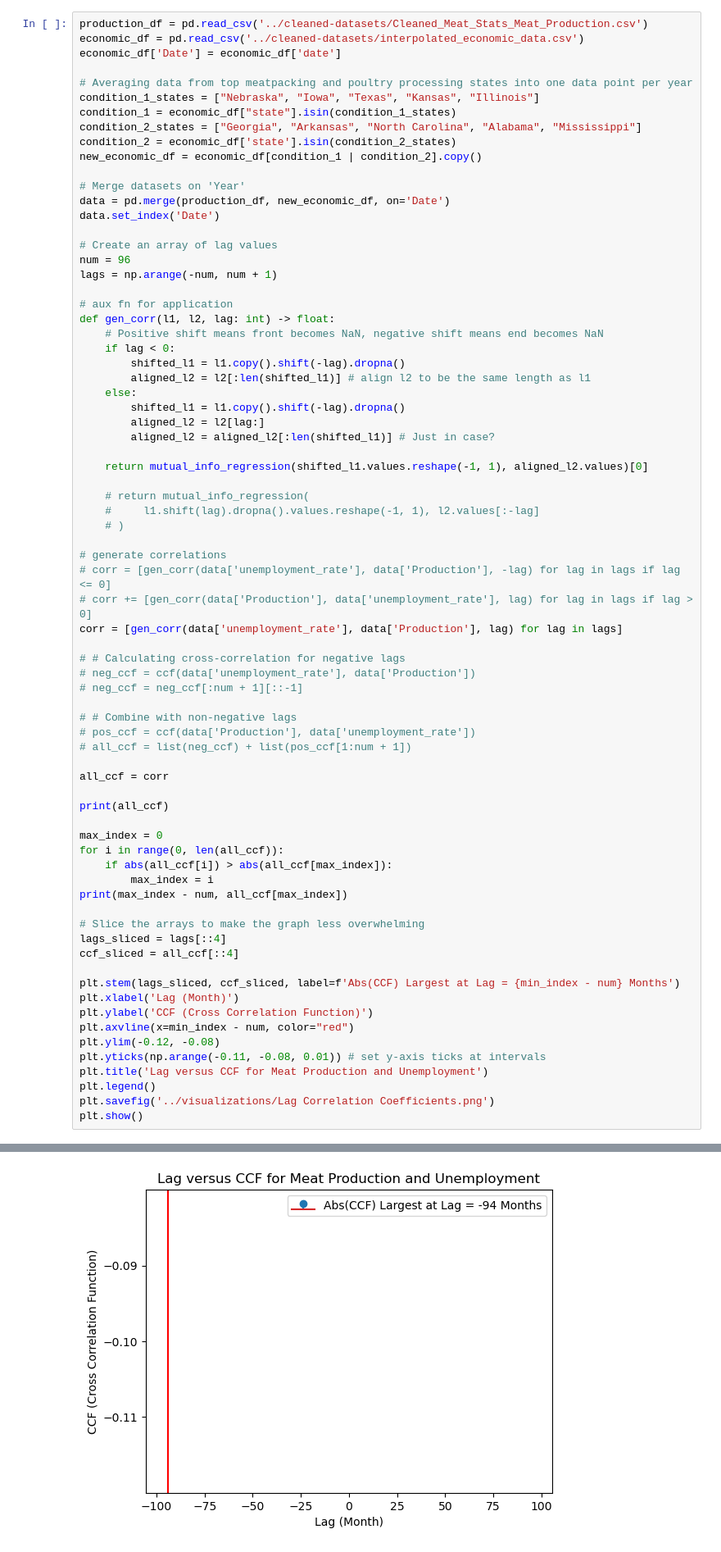
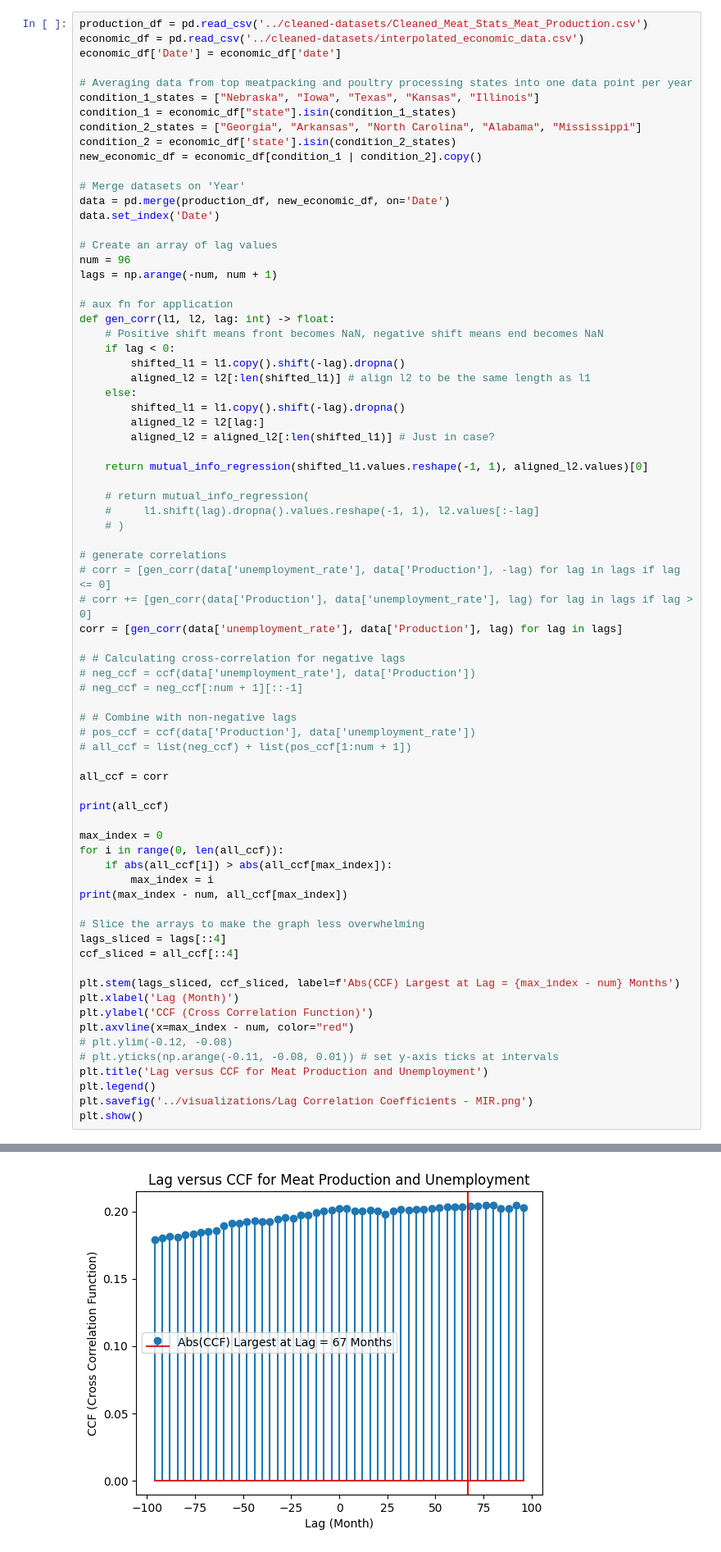
Before and after one commit to arjashok/2024-Summer-Datathon, a Jupyter notebook: src/Lag Analysis.ipynb, the cells around one changed output, grey strips where cells are left out. Shown: that part at 82% size. Drawn from its saved outputs; the diff is of its cells as text.

Commit message:
fixed lag analysis, now producing nice graph

```diff
--- a/src/Lag Analysis.ipynb
+++ b/src/Lag Analysis.ipynb
@@ -68,14 +68,14 @@ print(max_index - num, all_ccf[max_index])
 lags_sliced = lags[::4]
 ccf_sliced = all_ccf[::4]
 
-plt.stem(lags_sliced, ccf_sliced, label=f'Abs(CCF) Largest at Lag = {min_index - num} Months')
+plt.stem(lags_sliced, ccf_sliced, label=f'Abs(CCF) Largest at Lag = {max_index - num} Months')
 plt.xlabel('Lag (Month)')
 plt.ylabel('CCF (Cross Correlation Function)')
-plt.axvline(x=min_index - num, color="red")
-plt.ylim(-0.12, -0.08)
-plt.yticks(np.arange(-0.11, -0.08, 0.01)) # set y-axis ticks at intervals
+plt.axvline(x=max_index - num, color="red")
+# plt.ylim(-0.12, -0.08)
+# plt.yticks(np.arange(-0.11, -0.08, 0.01)) # set y-axis ticks at intervals
 plt.title('Lag versus CCF for Meat Production and Unemployment')
 plt.legend()
-plt.savefig('../visualizations/Lag Correlation Coefficients.png')
+plt.savefig('../visualizations/Lag Correlation Coefficients - MIR.png')
 plt.show()
 # %% [output]
@@ -84 +84 @@ plt.show()
-[figure, old version]
+[figure, new version]
```
Also changed, not shown: parts of 1 cell of this notebook, 1 other file.
